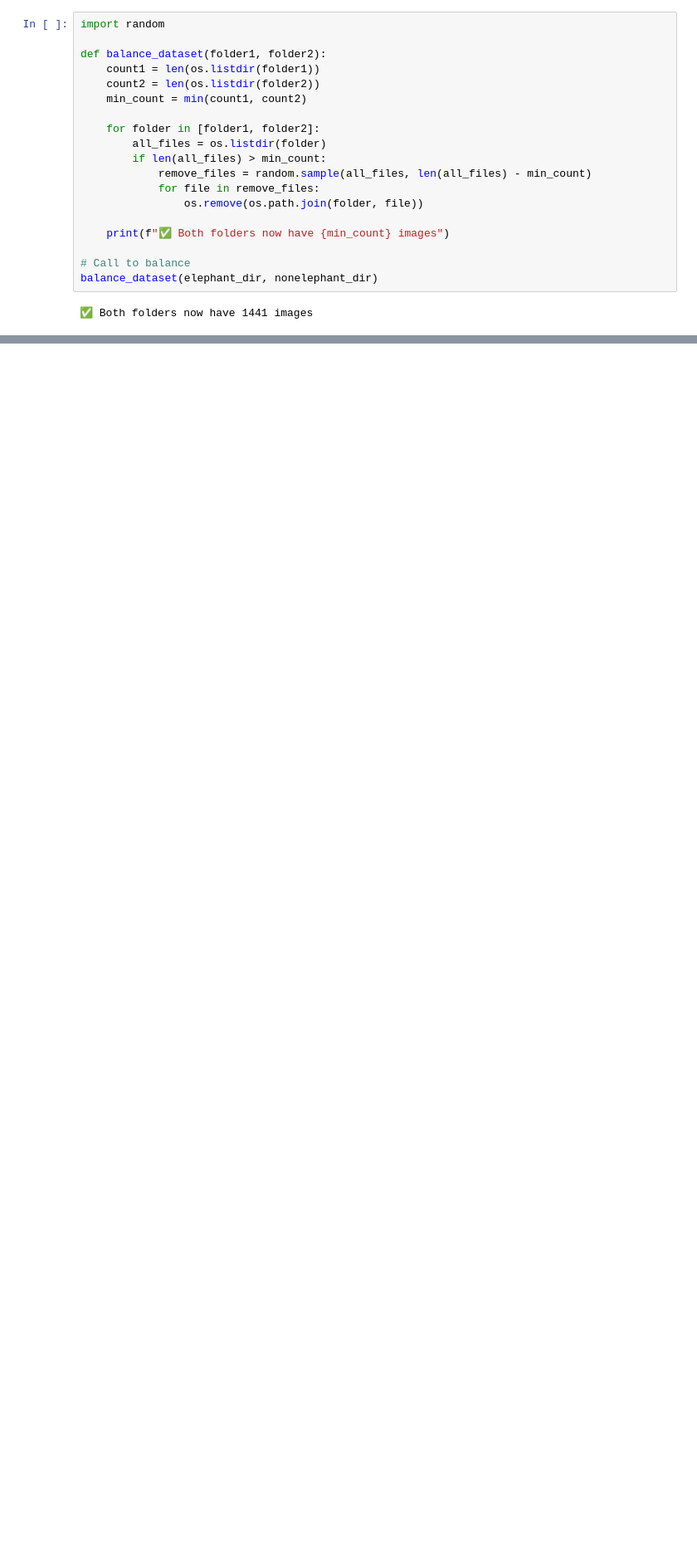
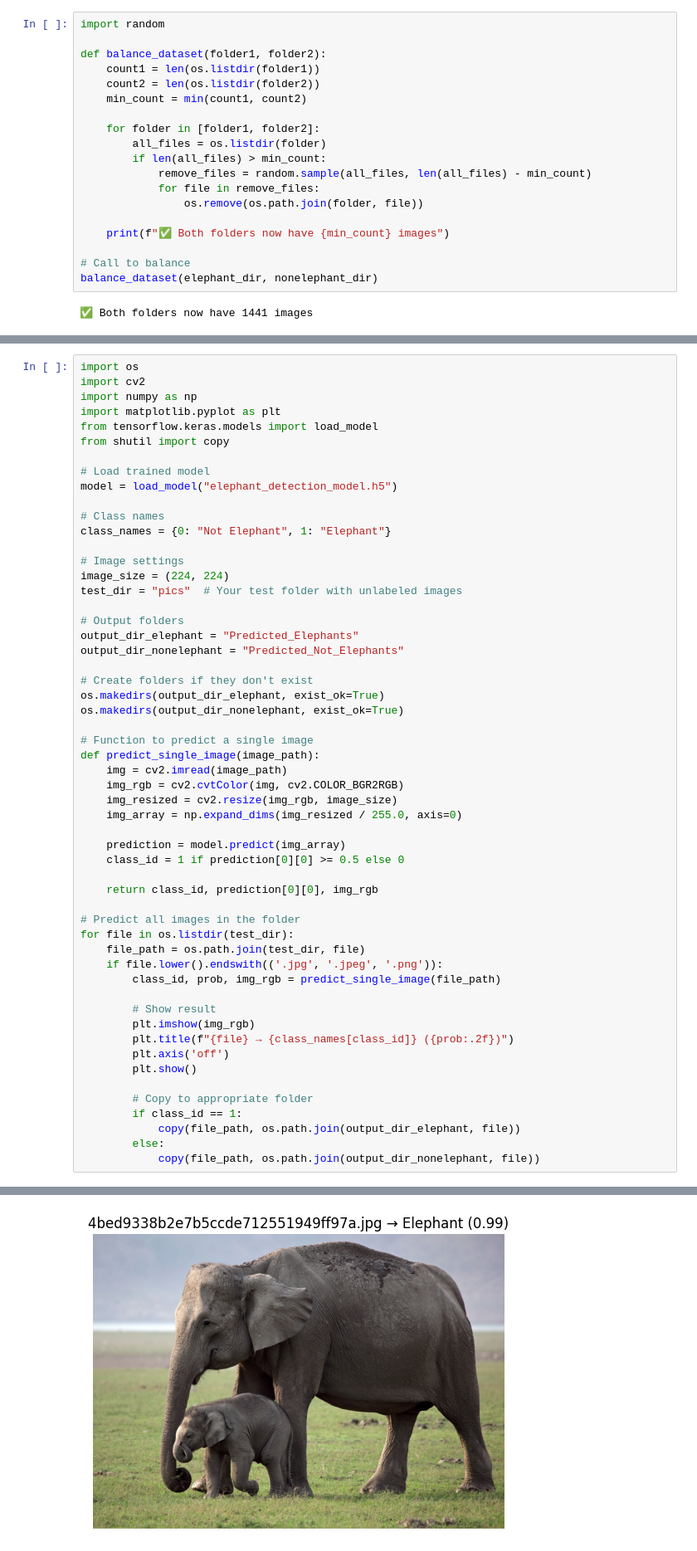
Before and after one commit to DeminiRajakaruna/Edge-Artificial-Intelligence-CW, a Jupyter notebook: Model.ipynb, the cells around one changed output, grey strips where cells are left out. Shown at 83% size. Saved outputs shown, nothing was run; the diff lists cells and outputs as text; blank space fills up the shorter version.

```diff
--- a/Model.ipynb
+++ b/Model.ipynb
@@ -58,0 +303,56 @@ balance_dataset(elephant_dir, nonelephant_dir)
+# %%
+import os
+import cv2
+import numpy as np
+import matplotlib.pyplot as plt
+from tensorflow.keras.models import load_model
+from shutil import copy
+
+# Load trained model
+model = load_model("elephant_detection_model.h5")
+
+# Class names
+class_names = {0: "Not Elephant", 1: "Elephant"}
+
+# Image settings
+image_size = (224, 224)
+test_dir = "pics"  # Your test folder with unlabeled images
+
+# Output folders
+output_dir_elephant = "Predicted_Elephants"
+output_dir_nonelephant = "Predicted_Not_Elephants"
+
+# Create folders if they don't exist
+os.makedirs(output_dir_elephant, exist_ok=True)
+os.makedirs(output_dir_nonelephant, exist_ok=True)
+
+# Function to predict a single image
+def predict_single_image(image_path):
+    img = cv2.imread(image_path)
+    img_rgb = cv2.cvtColor(img, cv2.COLOR_BGR2RGB)
+    img_resized = cv2.resize(img_rgb, image_size)
+    img_array = np.expand_dims(img_resized / 255.0, axis=0)
+
+    prediction = model.predict(img_array)
+    class_id = 1 if prediction[0][0] >= 0.5 else 0
+
+    return class_id, prediction[0][0], img_rgb
+
+# Predict all images in the folder
+for file in os.listdir(test_dir):
+    file_path = os.path.join(test_dir, file)
+    if file.lower().endswith(('.jpg', '.jpeg', '.png')):
+        class_id, prob, img_rgb = predict_single_image(file_path)
+
+        # Show result
+        plt.imshow(img_rgb)
+        plt.title(f"{file} → {class_names[class_id]} ({prob:.2f})")
+        plt.axis('off')
+        plt.show()
+
+        # Copy to appropriate folder
+        if class_id == 1:
+            copy(file_path, os.path.join(output_dir_elephant, file))
+        else:
+            copy(file_path, os.path.join(output_dir_nonelephant, file))
+# %% [output]
@@ -58,0 +360 @@ balance_dataset(elephant_dir, nonelephant_dir)
+[figure, added]
```
Also changed, not shown: parts of 10 cells of this notebook.
